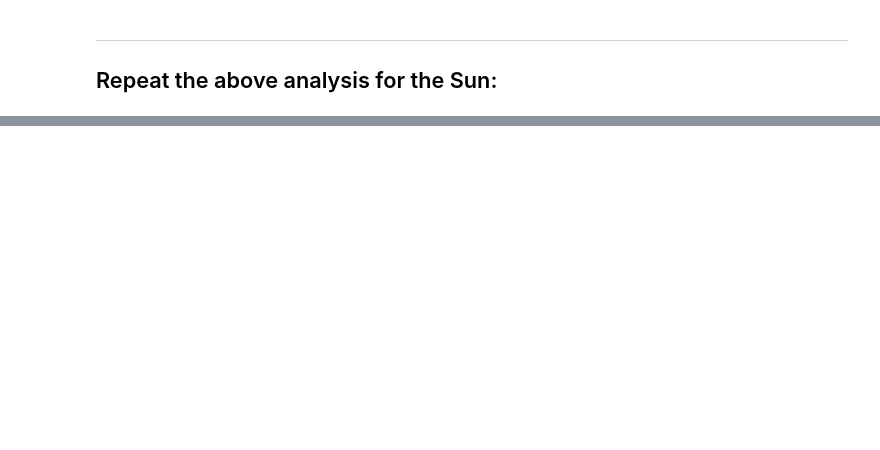
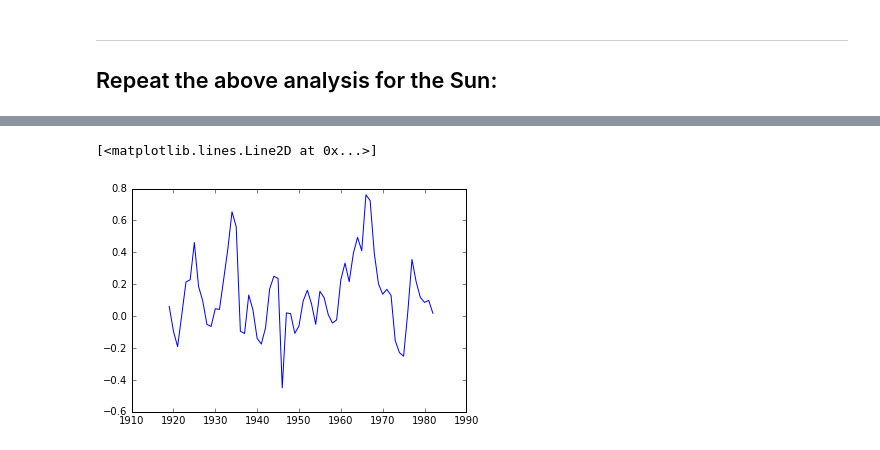
Before and after one commit to bmorris3/friedrich, a Jupyter notebook: hat11_flip_lambda/latitude_distribution.ipynb, the cells around one changed output, grey strips where cells are left out. Cells and saved outputs as stored; diff of their text form; code cells hidden in the pictures; blank space fills up the shorter version.

```diff
--- a/hat11_flip_lambda/latitude_distribution.ipynb
+++ b/hat11_flip_lambda/latitude_distribution.ipynb
@@ -400,0 +501,13 @@ fig = corner.corner(samples_sun, labels=labels)
+# %%
+year_bins = np.arange(1919, 1983)
+
+asymmetry = []
+for i in range(len(year_bins)):
+    start = Time(datetime.datetime(year_bins[i]-2, 1, 1))
+    end = start + 2*u.year
+    in_time_bin = (table['jd'] > start.jd) & (table['jd'] < end.jd)
+    north_count = np.count_nonzero(table['latitude_day_1'][in_time_bin] > 0)
+    south_count = np.count_nonzero(table['latitude_day_1'][in_time_bin] < 0)
+
+    asymmetry.append((north_count - south_count)/(north_count + south_count))
+asymmetry = np.array(asymmetry)
@@ -400,0 +521,5 @@ fig = corner.corner(samples_sun, labels=labels)
+# %%
+plt.plot(year_bins, asymmetry)
+# %% [output]
+[<matplotlib.lines.Line2D at 0x...>]
+[figure, added]
```
Also changed, not shown: parts of 19 cells of this notebook.
